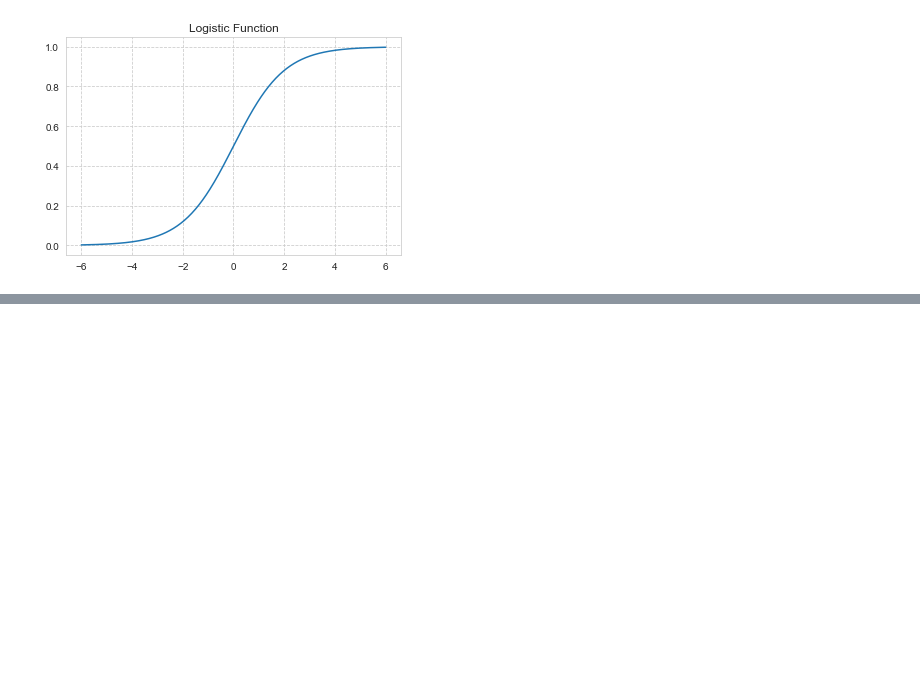
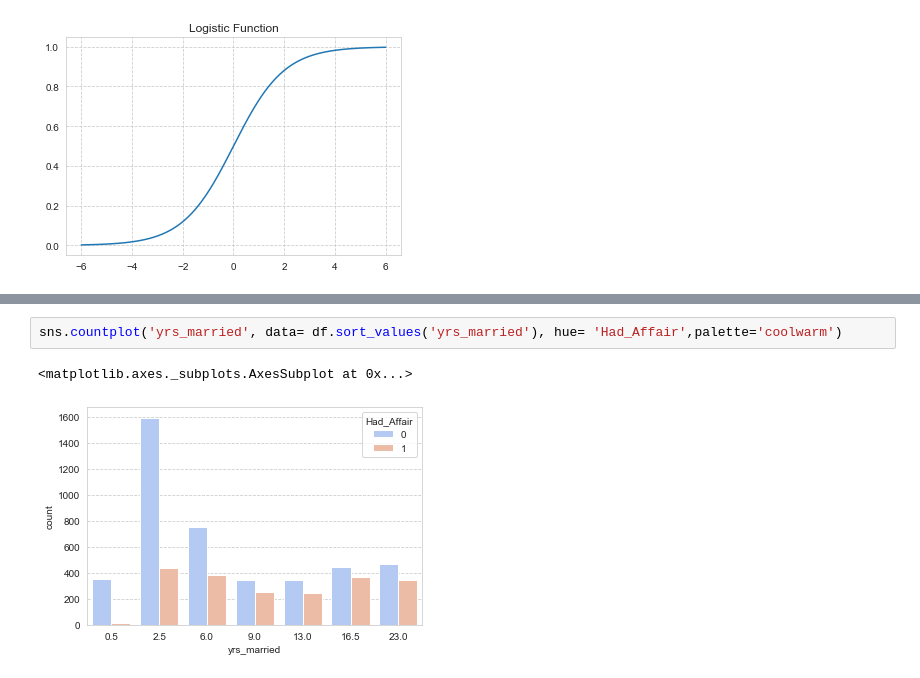
Before and after one commit to fujispooo/datascience, a Jupyter notebook: Lec76.ipynb, the cells around one changed output, grey strips where cells are left out. Saved outputs shown, nothing was run; the diff lists cells and outputs as text; blank space fills up the shorter version.

```diff
--- a/Lec76.ipynb
+++ b/Lec76.ipynb
@@ -33,0 +75,5 @@ Text(0.5, 1.0, 'Logistic Function')
+# %%
+sns.countplot('yrs_married', data= df.sort_values('yrs_married'), hue= 'Had_Affair',palette='coolwarm')
+# %% [output]
+<matplotlib.axes._subplots.AxesSubplot at 0x...>
+[figure, added]
```
Also changed, not shown: parts of 8 cells of this notebook.
